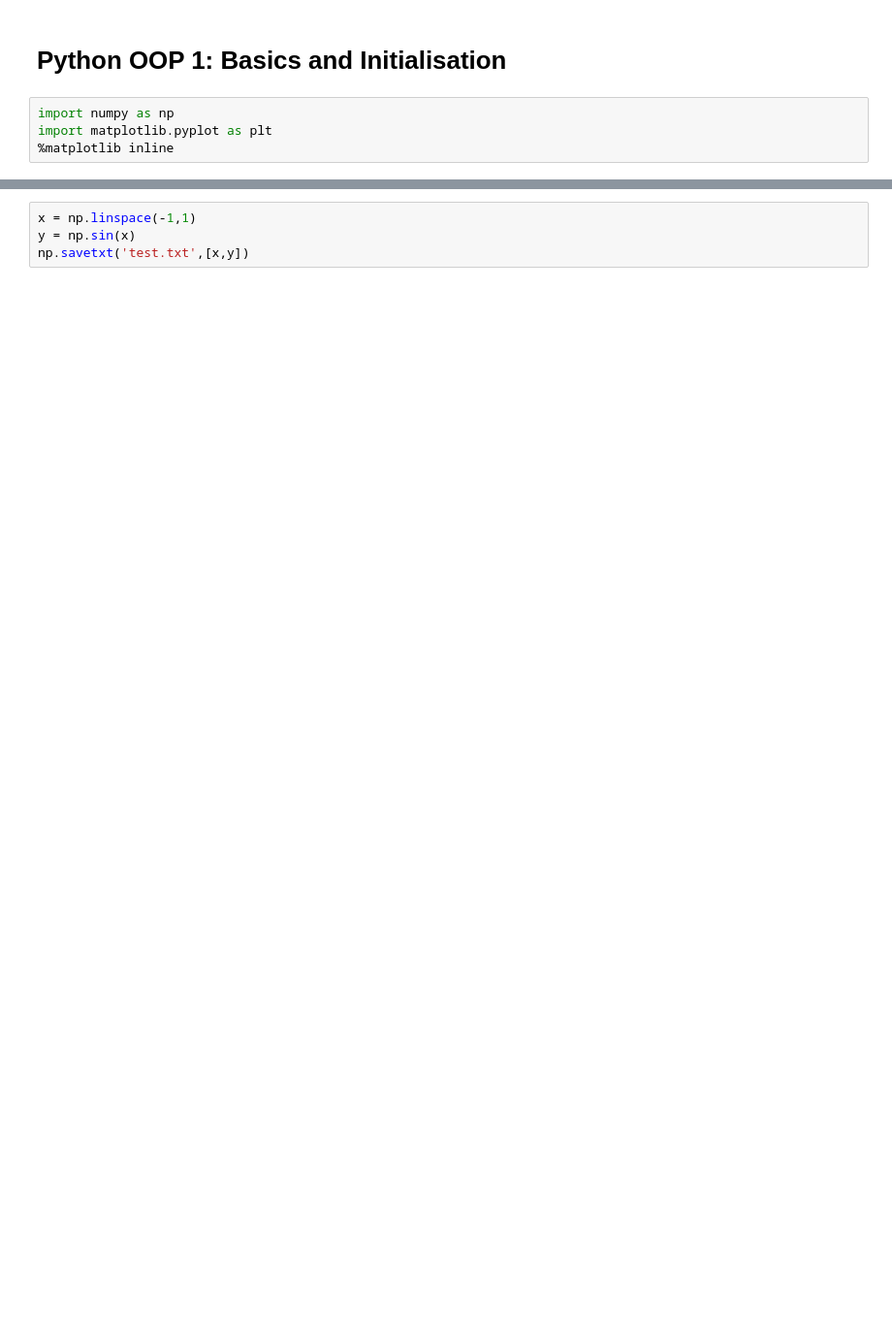
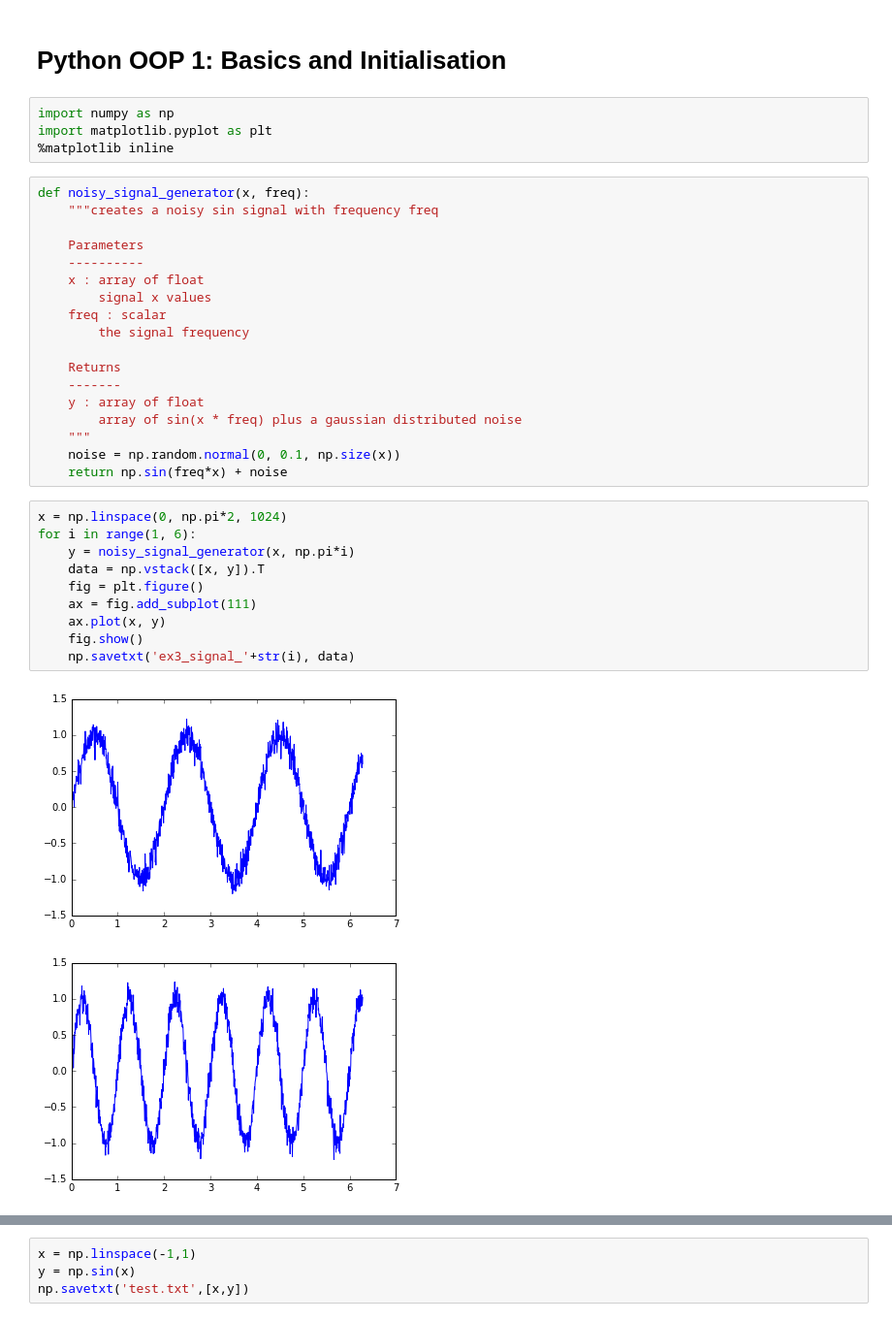
Before and after one commit to ngcm/summer-academy-2016-basics, a Jupyter notebook: Intermediate_Python/exercises/03-Classes_basics.ipynb, the cells around one changed output, grey strips where cells are left out. Shown at 97% size. Saved outputs shown, nothing was run; the diff lists cells and outputs as text; blank space fills up the shorter version.

```diff
--- a/Intermediate_Python/exercises/03-Classes_basics.ipynb
+++ b/Intermediate_Python/exercises/03-Classes_basics.ipynb
@@ -4,3 +13,34 @@
 import numpy as np
 import matplotlib.pyplot as plt
 %matplotlib inline
+# %%
+def noisy_signal_generator(x, freq):
+	"""creates a noisy sin signal with frequency freq
+
+	Parameters
+	----------
+	x : array of float
+	    signal x values
+	freq : scalar
+	    the signal frequency
+
+	Returns
+	-------
+	y : array of float
+	    array of sin(x * freq) plus a gaussian distributed noise
+	"""
+	noise = np.random.normal(0, 0.1, np.size(x))
+	return np.sin(freq*x) + noise
+# %%
+x = np.linspace(0, np.pi*2, 1024)
+for i in range(1, 6):
+    y = noisy_signal_generator(x, np.pi*i)
+    data = np.vstack([x, y]).T
+    fig = plt.figure()
+    ax = fig.add_subplot(111)
+    ax.plot(x, y)
+    fig.show()
+    np.savetxt('ex3_signal_'+str(i), data)
+# %% [output]
+[figure, added]
+[figure, added]
```
Also changed, not shown: parts of 16 cells of this notebook, 8 other files.
